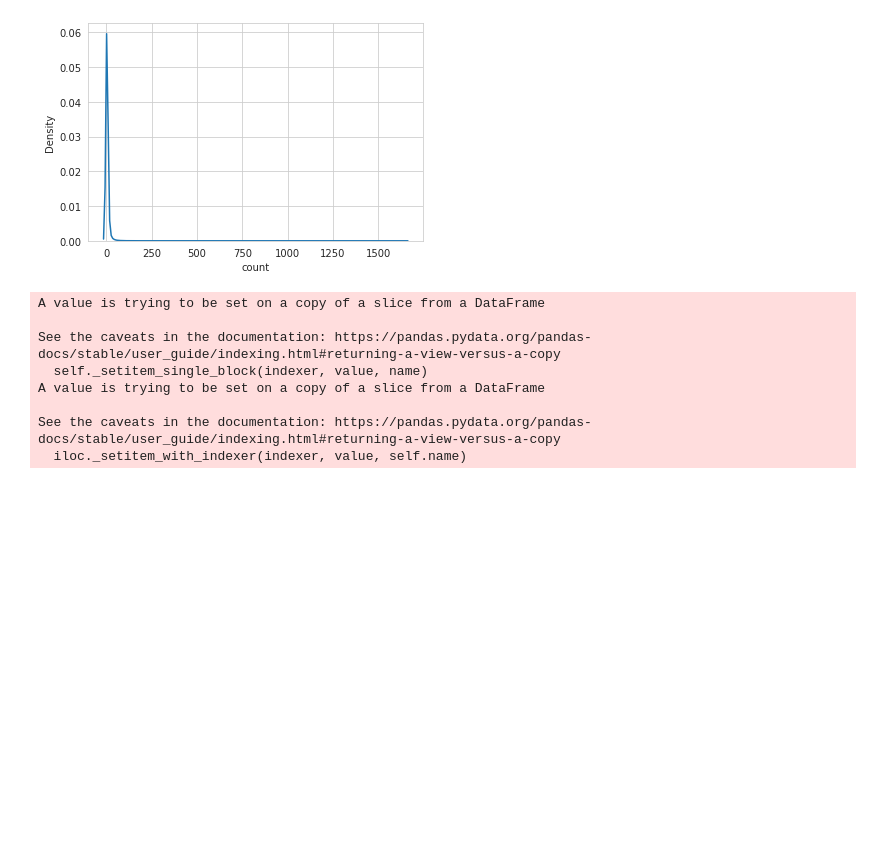
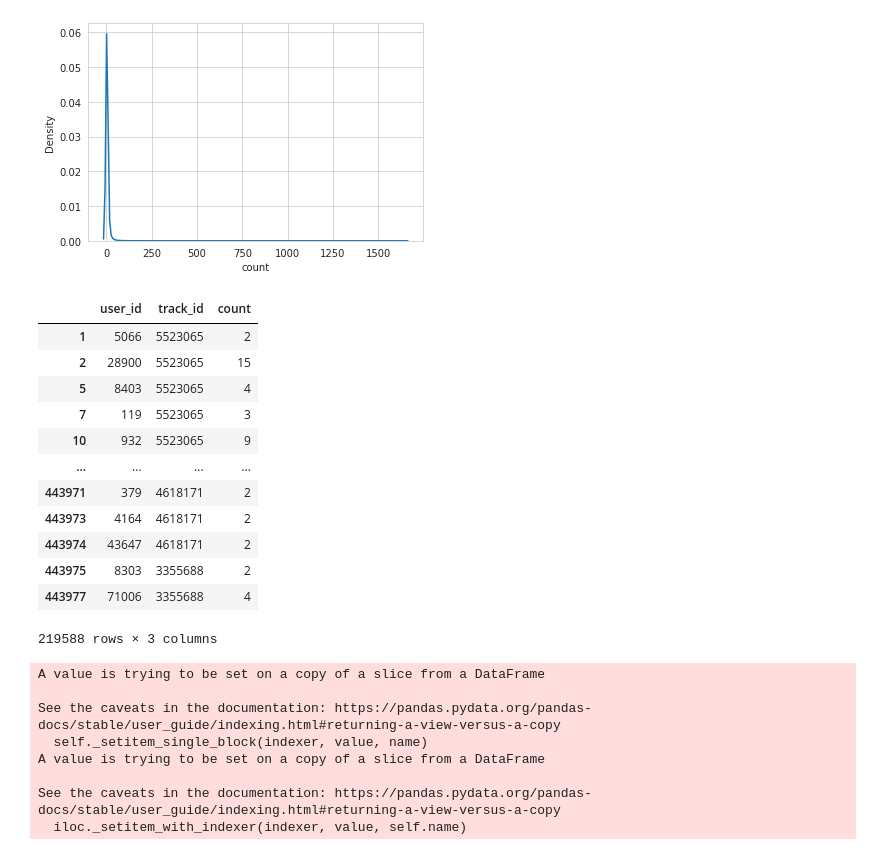
Before and after one commit to Katrin-Leberfinger/Hybrid-gender-debiased-music-recommendation, a Jupyter notebook: 001_data_preprocessing.ipynb, the cells around one changed output. Saved outputs shown, nothing was run; the diff lists cells and outputs as text; code cells hidden in the pictures; blank space fills up the shorter version.

```diff
--- a/001_data_preprocessing.ipynb
+++ b/001_data_preprocessing.ipynb
@@ -76,6 +76,22 @@ sns.kdeplot(data_interaction['count'], bw=0.5)
 [figure]
 # %%
 data_interaction_plot = data_interaction
+# %%
+data_interaction
+# %% [output]
+|  | user_id | track_id | count |
+| 1 | 5066 | 5523065 | 2 |
+| 2 | 28900 | 5523065 | 15 |
+| 5 | 8403 | 5523065 | 4 |
+| 7 | 119 | 5523065 | 3 |
+| 10 | 932 | 5523065 | 9 |
+| ... | ... | ... | ... |
+| 443971 | 379 | 4618171 | 2 |
+| 443973 | 4164 | 4618171 | 2 |
+| 443974 | 43647 | 4618171 | 2 |
+| 443975 | 8303 | 3355688 | 2 |
+| 443977 | 71006 | 3355688 | 4 |
+219588 rows × 3 columns
 # %%
 # filter out playcount 1
 data_interaction = data_interaction[data_interaction['count'] != 1]
```
Also changed, not shown: parts of 8 cells of this notebook.
